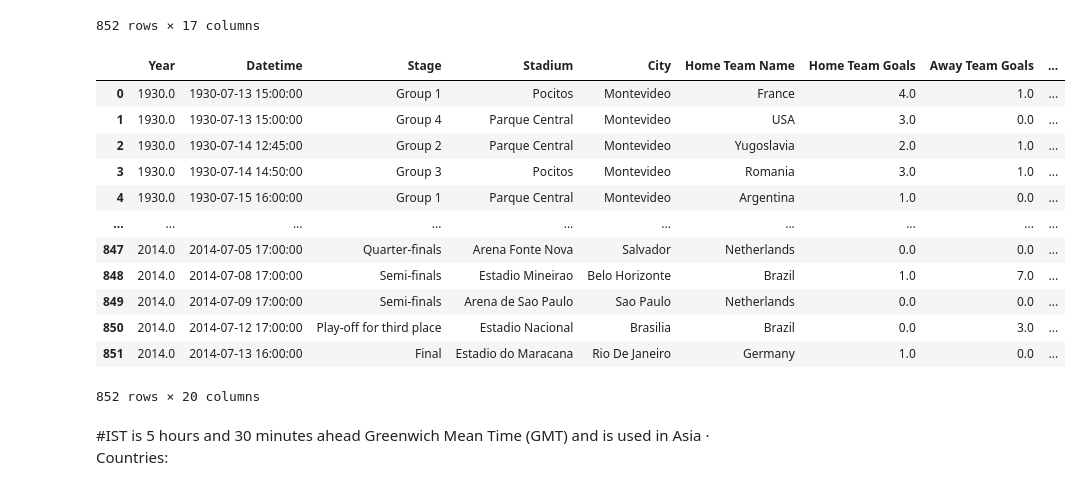
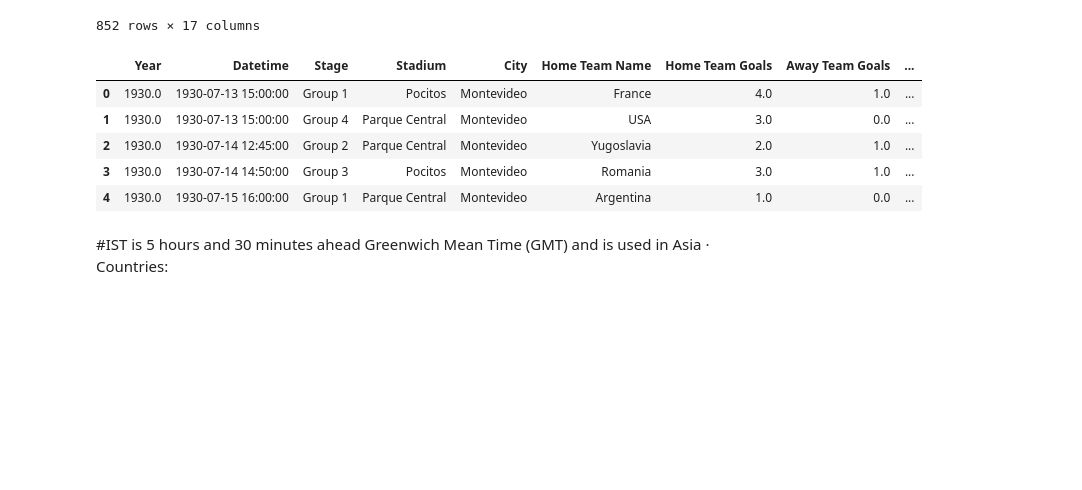
Before and after one commit to Jit-12/FIFA-World-Cup-Data-Analysis-, a Jupyter notebook: FIFA_World_Cup.ipynb, the cells around one changed output. Cells and saved outputs as stored; diff of their text form; code cells hidden in the pictures; blank space fills up the shorter version.

```diff
--- a/FIFA_World_Cup.ipynb
+++ b/FIFA_World_Cup.ipynb
@@ -375,21 +272,14 @@ matches["Day_name"] =matches.Datetime.dt.day_name()
 # %%
 matches["Day_time"] =matches.Datetime.dt.time
 # %%
-matches
+matches.head()
 # %% [output]
 |  | Year | Datetime | Stage | Stadium | City | Home Team Name | Home Team Goals | Away Team Goals | ... |
 | 0 | 1930.0 | 1930-07-13 15:00:00 | Group 1 | Pocitos | Montevideo | France | 4.0 | 1.0 | ... |
 | 1 | 1930.0 | 1930-07-13 15:00:00 | Group 4 | Parque Central | Montevideo | USA | 3.0 | 0.0 | ... |
 | 2 | 1930.0 | 1930-07-14 12:45:00 | Group 2 | Parque Central | Montevideo | Yugoslavia | 2.0 | 1.0 | ... |
 | 3 | 1930.0 | 1930-07-14 14:50:00 | Group 3 | Pocitos | Montevideo | Romania | 3.0 | 1.0 | ... |
 | 4 | 1930.0 | 1930-07-15 16:00:00 | Group 1 | Parque Central | Montevideo | Argentina | 1.0 | 0.0 | ... |
-| ... | ... | ... | ... | ... | ... | ... | ... | ... | ... |
-| 847 | 2014.0 | 2014-07-05 17:00:00 | Quarter-finals | Arena Fonte Nova | Salvador | Netherlands | 0.0 | 0.0 | ... |
-| 848 | 2014.0 | 2014-07-08 17:00:00 | Semi-finals | Estadio Mineirao | Belo Horizonte | Brazil | 1.0 | 7.0 | ... |
-| 849 | 2014.0 | 2014-07-09 17:00:00 | Semi-finals | Arena de Sao Paulo | Sao Paulo | Netherlands | 0.0 | 0.0 | ... |
-| 850 | 2014.0 | 2014-07-12 17:00:00 | Play-off for third place | Estadio Nacional | Brasilia | Brazil | 0.0 | 3.0 | ... |
-| 851 | 2014.0 | 2014-07-13 16:00:00 | Final | Estadio do Maracana | Rio De Janeiro | Germany | 1.0 | 0.0 | ... |
-852 rows × 20 columns
 # %% [markdown]
 #IST is 5 hours and 30 minutes ahead Greenwich Mean Time (GMT) and is used in Asia · Countries:
 # %%
```
Also changed, not shown: parts of 37 cells of this notebook.
